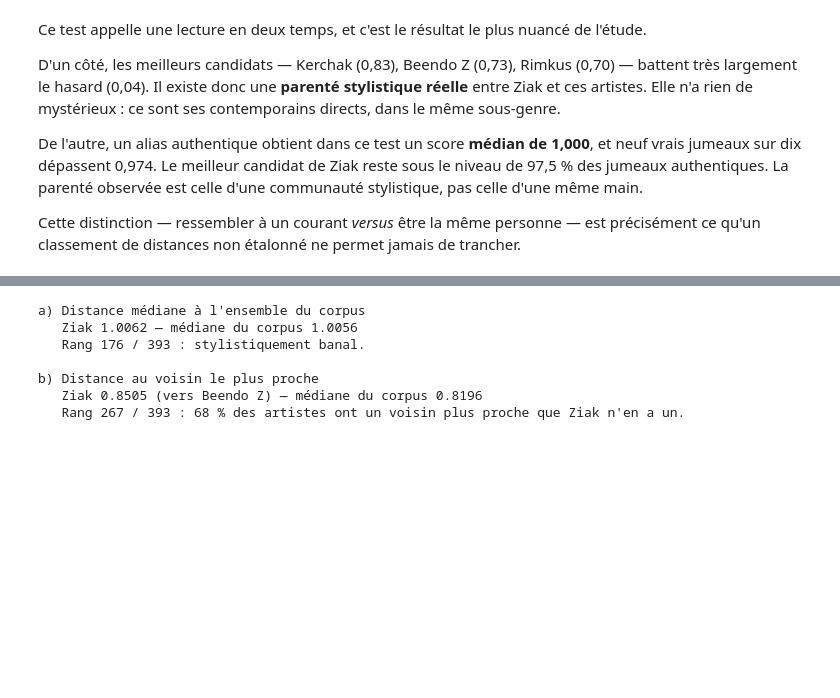
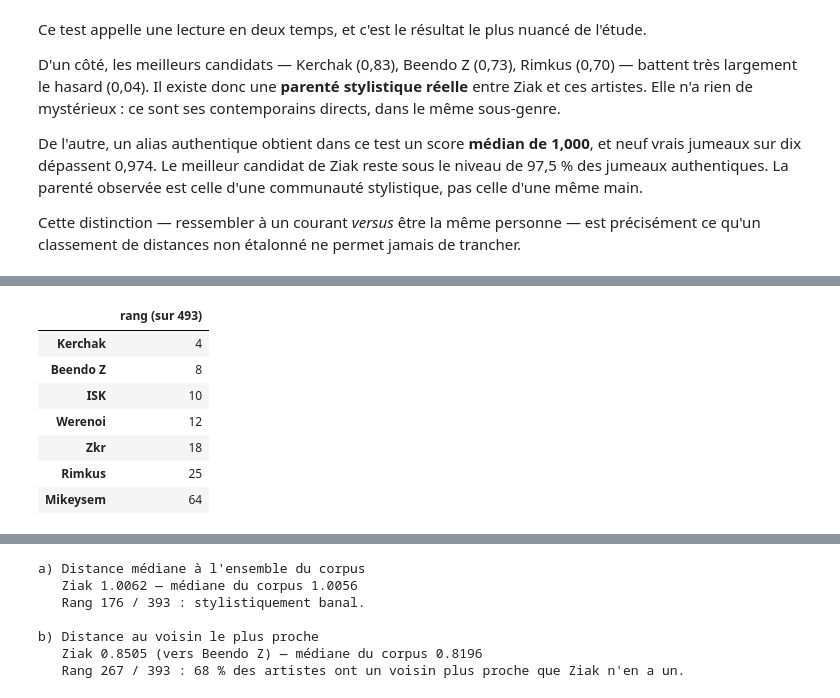
Before and after one commit to Tasswest/CPES2027, a Jupyter notebook: 02_stylometrie_ziak.ipynb, the cells around one changed output, grey strips where cells are left out. Cells and saved outputs as stored; diff of their text form; code cells hidden in the pictures; blank space fills up the shorter version.

```diff
--- a/02_stylometrie_ziak.ipynb
+++ b/02_stylometrie_ziak.ipynb
@@ -457,0 +539,13 @@ précisément ce qu'un classement de distances non étalonné ne permet jamais d
+# %%
+comp = pd.read_csv(RESULT_DIR / "10_5_rangs_compares.csv", index_col=0)
+comp.rename(columns={"rang_median": "rang (sur 493)"})[["rang (sur 493)"]] \
+    .style.format("{:.0f}").background_gradient(cmap="Reds")
+# %% [output]
+|  | rang (sur 493) |
+| Kerchak | 4 |
+| Beendo Z | 8 |
+| ISK | 10 |
+| Werenoi | 12 |
+| Zkr | 18 |
+| Rimkus | 25 |
+| Mikeysem | 64 |
```
Also changed, not shown: parts of 16 cells of this notebook, 3 other files.
